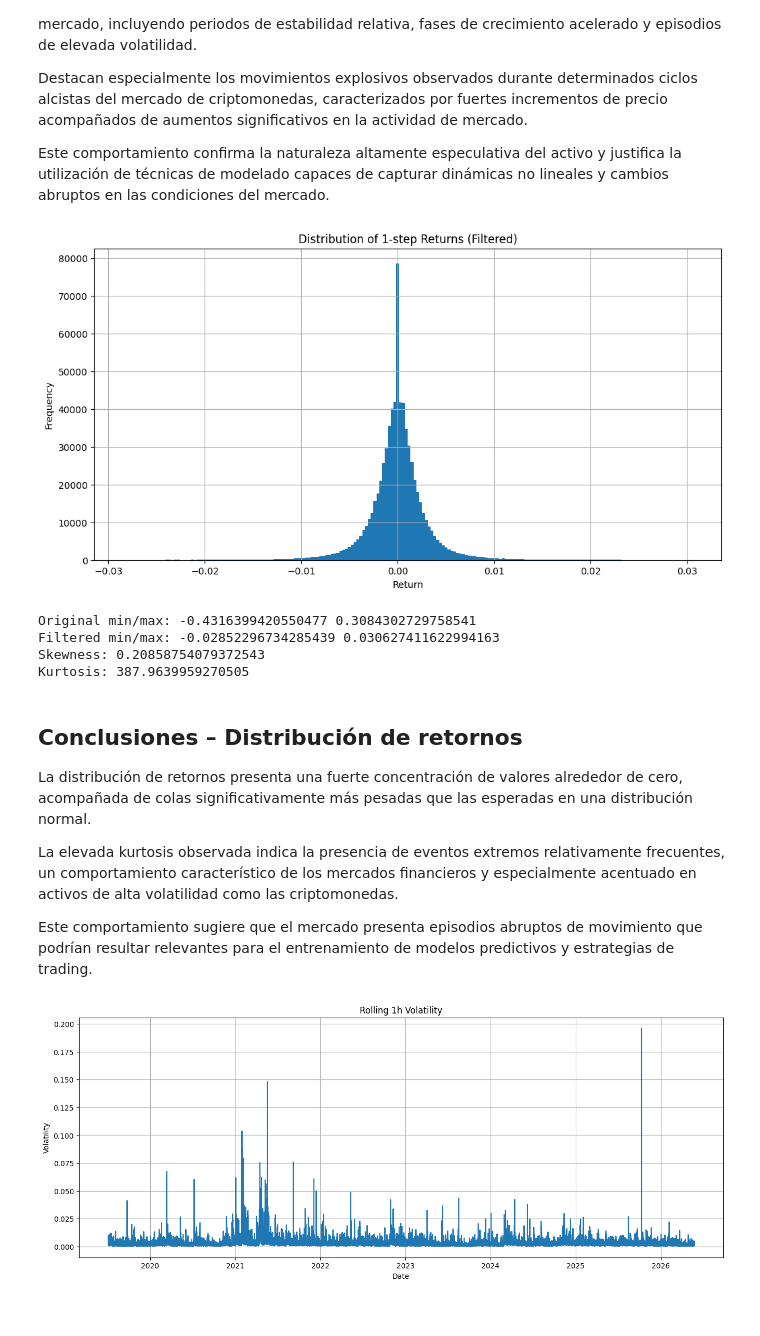
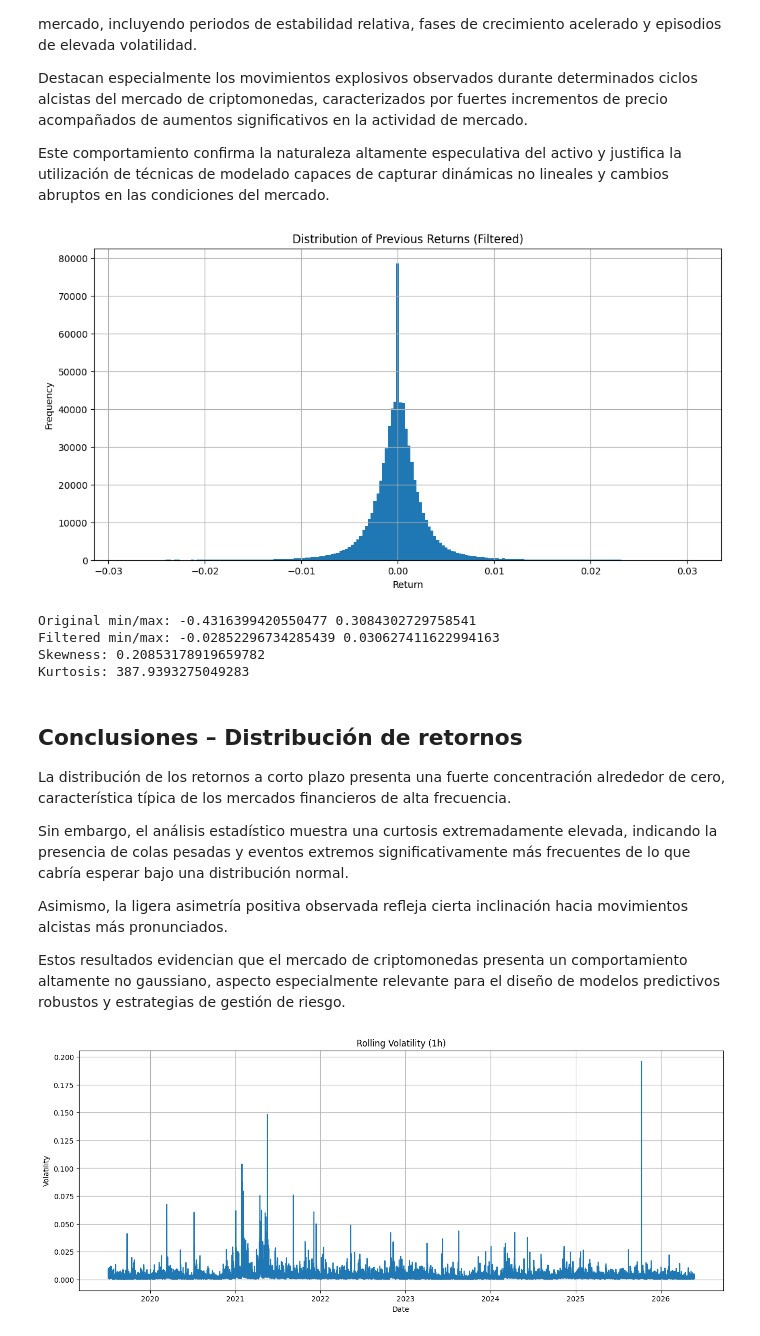
Before and after one commit to Prograwomack/tfm, a Jupyter notebook: notebooks/03_eda_doge.ipynb, the cells around one changed output. Cells and saved outputs as stored; diff of their text form; code cells hidden in the pictures.

```diff
--- a/notebooks/03_eda_doge.ipynb
+++ b/notebooks/03_eda_doge.ipynb
@@ -131,50 +131,52 @@ Este comportamiento confirma la naturaleza altamente especulativa del activo y j
 # Returns distribution (zoomed)
 # ============================================================
 
-returns = df["return_1"].dropna()
+returns = df["return_prev_1"].dropna()
 
 # Remove extreme outliers for visualization only
 lower = returns.quantile(0.001)
 upper = returns.quantile(0.999)
 
 returns_filtered = returns[
     (returns >= lower) &
     (returns <= upper)
 ]
 
 plt.figure(figsize=(12, 6))
 
 plt.hist(
     returns_filtered,
     bins=200
 )
 
-plt.title("Distribution of 1-step Returns (Filtered)")
+plt.title("Distribution of Previous Returns (Filtered)")
 plt.xlabel("Return")
 plt.ylabel("Frequency")
 
 plt.grid(True)
 
 plt.show()
 
 print("Original min/max:", returns.min(), returns.max())
 print("Filtered min/max:", lower, upper)
 print("Skewness:", returns.skew())
 print("Kurtosis:", returns.kurtosis())
 # %% [output]
-[figure, old version]
+[figure, new version]
 Original min/max: -0.4316399420550477 0.3084302729758541
 Filtered min/max: -0.02852296734285439 0.030627411622994163
-Skewness: 0.20858754079372543
-Kurtosis: 387.9639959270505
+Skewness: 0.20853178919659782
+Kurtosis: 387.9393275049283
 # %% [markdown]
 ## Conclusiones – Distribución de retornos
 
-La distribución de retornos presenta una fuerte concentración de valores alrededor de cero, acompañada de colas significativamente más pesadas que las esperadas en una distribución normal.
+La distribución de los retornos a corto plazo presenta una fuerte concentración alrededor de cero, característica típica de los mercados financieros de alta frecuencia.
 
-La elevada kurtosis observada indica la presencia de eventos extremos relativamente frecuentes, un comportamiento característico de los mercados financieros y especialmente acentuado en activos de alta volatilidad como las criptomonedas.
+Sin embargo, el análisis estadístico muestra una curtosis extremadamente elevada, indicando la presencia de colas pesadas y eventos extremos significativamente más frecuentes de lo que cabría esperar bajo una distribución normal.
 
-Este comportamiento sugiere que el mercado presenta episodios abruptos de movimiento que podrían resultar relevantes para el entrenamiento de modelos predictivos y estrategias de trading.
+Asimismo, la ligera asimetría positiva observada refleja cierta inclinación hacia movimientos alcistas más pronunciados.
+
+Estos resultados evidencian que el mercado de criptomonedas presenta un comportamiento altamente no gaussiano, aspecto especialmente relevante para el diseño de modelos predictivos robustos y estrategias de gestión de riesgo.
 # %%
 # ============================================================
 # Volatility over time
```
Also changed, not shown: parts of 11 cells of this notebook, 2 other files.
